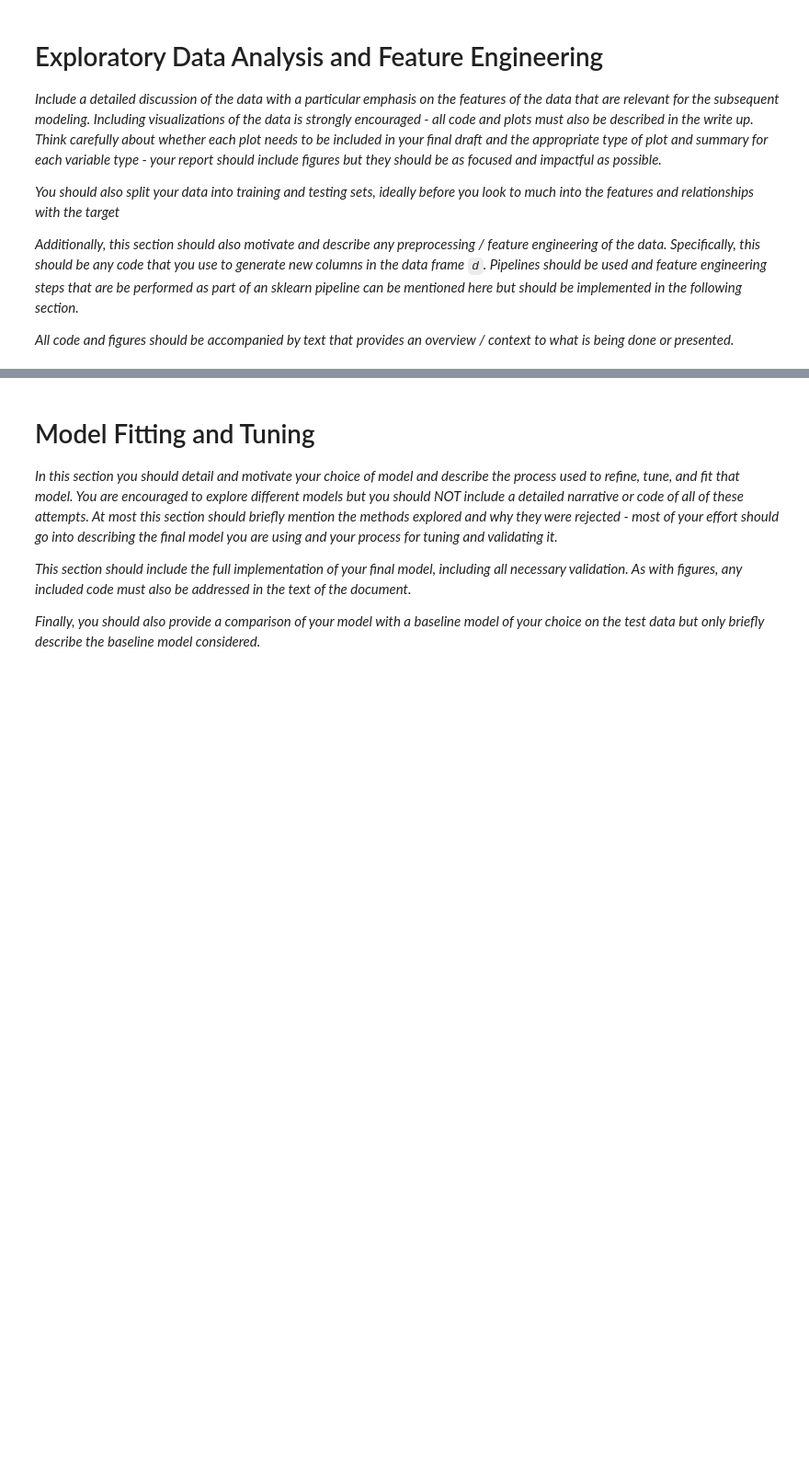
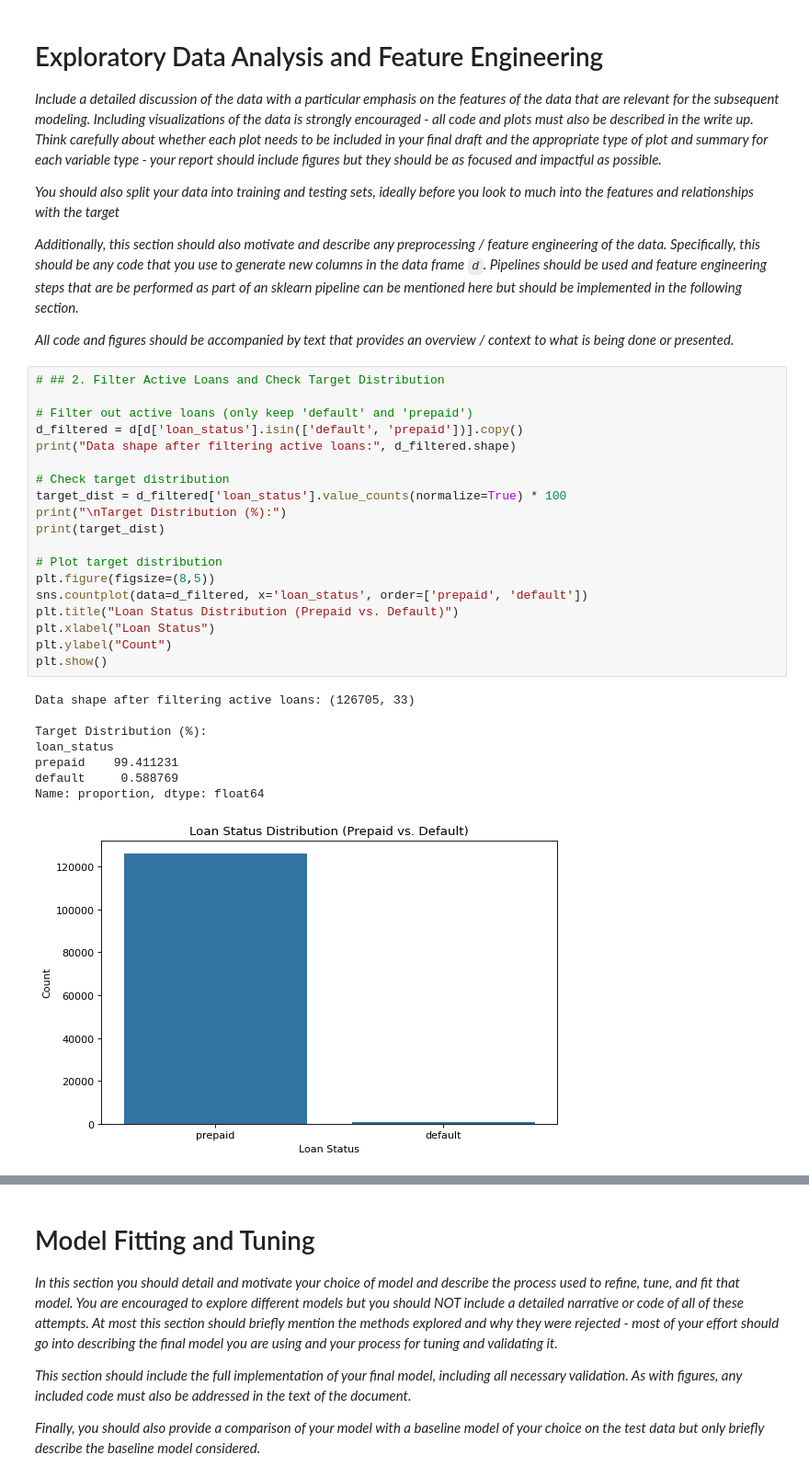
Before and after one commit to AwuoeZYC/Project_2, a Jupyter notebook: project2.ipynb, the cells around one changed output, grey strips where cells are left out. Shown: that part at 92% size. Saved outputs shown, nothing was run; the diff lists cells and outputs as text; blank space fills up the shorter version.

```diff
--- a/project2.ipynb
+++ b/project2.ipynb
@@ -53,3 +54,31 @@ d.head()
 *Additionally, this section should also motivate and describe any preprocessing / feature engineering of the data. Specifically, this should be any code that you use to generate new columns in the data frame `d`. Pipelines should be used and feature engineering steps that are be performed as part of an sklearn pipeline can be mentioned here but should be implemented in the following section.*
 
 *All code and figures should be accompanied by text that provides an overview / context to what is being done or presented.*
+# %%
+# ## 2. Filter Active Loans and Check Target Distribution
+
+# Filter out active loans (only keep 'default' and 'prepaid')
+d_filtered = d[d['loan_status'].isin(['default', 'prepaid'])].copy()
+print("Data shape after filtering active loans:", d_filtered.shape)
+
+# Check target distribution
+target_dist = d_filtered['loan_status'].value_counts(normalize=True) * 100
+print("\nTarget Distribution (%):")
+print(target_dist)
+
+# Plot target distribution
+plt.figure(figsize=(8,5))
+sns.countplot(data=d_filtered, x='loan_status', order=['prepaid', 'default'])
+plt.title("Loan Status Distribution (Prepaid vs. Default)")
+plt.xlabel("Loan Status")
+plt.ylabel("Count")
+plt.show()
+# %% [output]
+Data shape after filtering active loans: (126705, 33)
+
+Target Distribution (%):
+loan_status
+prepaid    99.411231
+default     0.588769
+Name: proportion, dtype: float64
+[figure, added]
```
Also changed, not shown: parts of 7 cells of this notebook.
